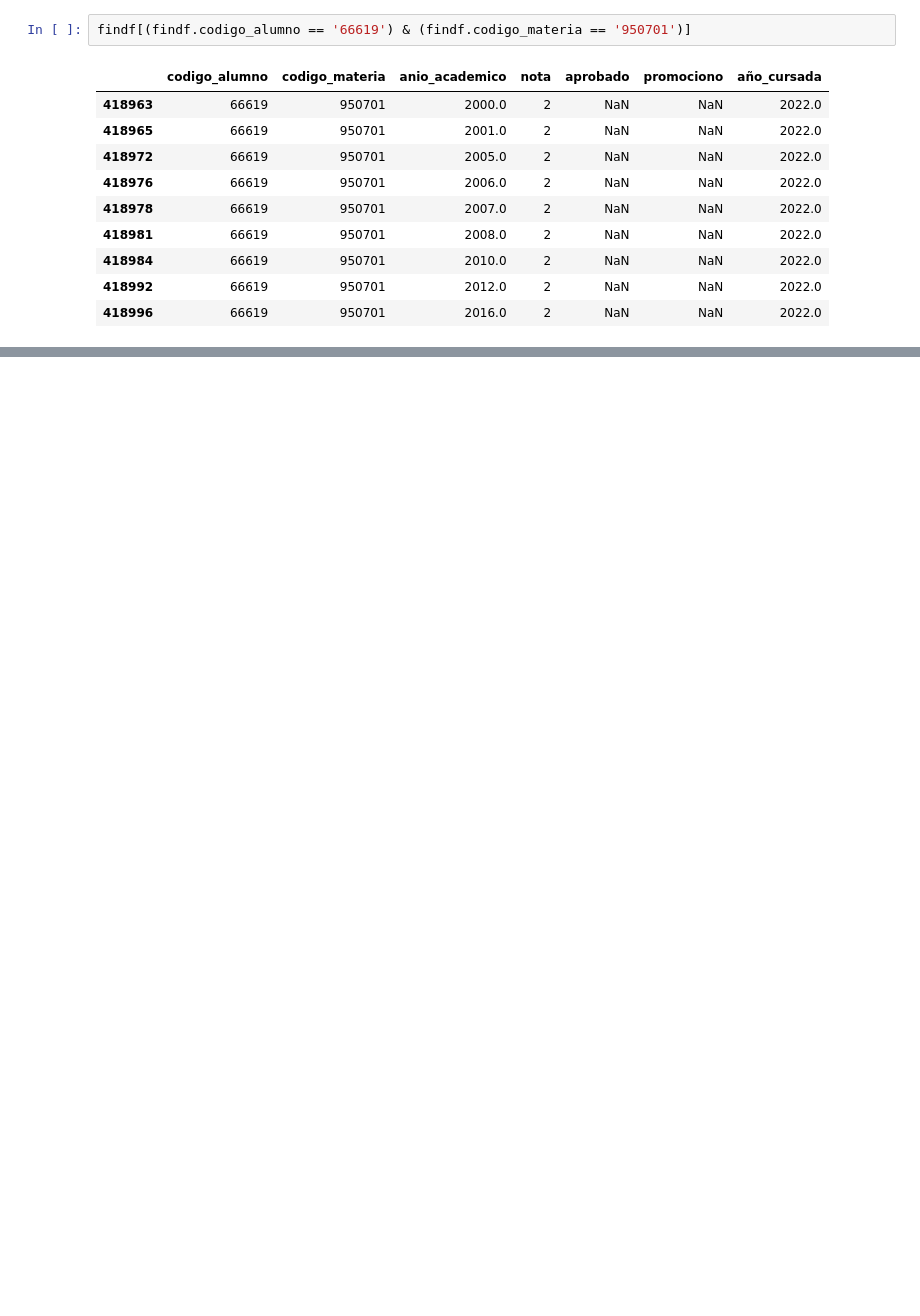
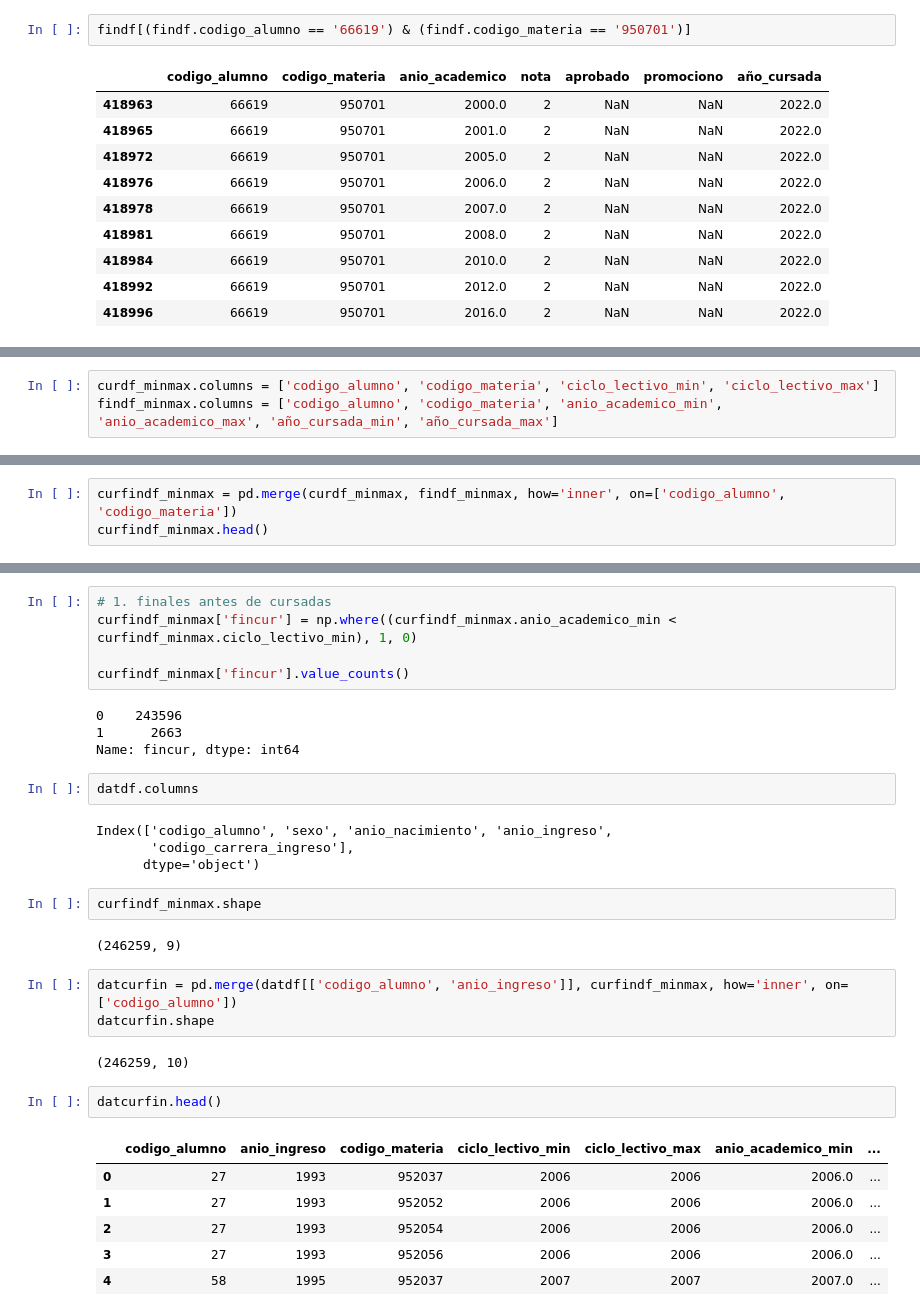
Before and after one commit to sebajarem/Desercion_en_Ingenieria, a Jupyter notebook: Notebooks/04_Limpieza_Datos_Cursadas.ipynb, the cells around one changed output, grey strips where cells are left out. Drawn from its saved outputs; the diff is of its cells as text; blank space fills up the shorter version.

```diff
--- a/Notebooks/04_Limpieza_Datos_Cursadas.ipynb
+++ b/Notebooks/04_Limpieza_Datos_Cursadas.ipynb
@@ -278,0 +287,3 @@ findf[(findf.codigo_alumno == '66619') & (findf.codigo_materia == '950701')]
+# %%
+curdf_minmax.columns = ['codigo_alumno', 'codigo_materia', 'ciclo_lectivo_min', 'ciclo_lectivo_max']
+findf_minmax.columns = ['codigo_alumno', 'codigo_materia', 'anio_academico_min', 'anio_academico_max', 'año_cursada_min', 'año_cursada_max']
@@ -278,0 +308,3 @@ findf[(findf.codigo_alumno == '66619') & (findf.codigo_materia == '950701')]
+# %%
+curfindf_minmax = pd.merge(curdf_minmax, findf_minmax, how='inner', on=['codigo_alumno', 'codigo_materia'])
+curfindf_minmax.head()
@@ -278,0 +318,33 @@ findf[(findf.codigo_alumno == '66619') & (findf.codigo_materia == '950701')]
+# %%
+# 1. finales antes de cursadas
+curfindf_minmax['fincur'] = np.where((curfindf_minmax.anio_academico_min < curfindf_minmax.ciclo_lectivo_min), 1, 0)
+
+curfindf_minmax['fincur'].value_counts()
+# %% [output]
+0    243596
+1      2663
+Name: fincur, dtype: int64
+# %%
+datdf.columns
+# %% [output]
+Index(['codigo_alumno', 'sexo', 'anio_nacimiento', 'anio_ingreso',
+       'codigo_carrera_ingreso'],
+      dtype='object')
+# %%
+curfindf_minmax.shape
+# %% [output]
+(246259, 9)
+# %%
+datcurfin = pd.merge(datdf[['codigo_alumno', 'anio_ingreso']], curfindf_minmax, how='inner', on=['codigo_alumno'])
+datcurfin.shape
+# %% [output]
+(246259, 10)
+# %%
+datcurfin.head()
+# %% [output]
+|  | codigo_alumno | anio_ingreso | codigo_materia | ciclo_lectivo_min | ciclo_lectivo_max | anio_academico_min | ... |
+| 0 | 27 | 1993 | 952037 | 2006 | 2006 | 2006.0 | ... |
+| 1 | 27 | 1993 | 952052 | 2006 | 2006 | 2006.0 | ... |
+| 2 | 27 | 1993 | 952054 | 2006 | 2006 | 2006.0 | ... |
+| 3 | 27 | 1993 | 952056 | 2006 | 2006 | 2006.0 | ... |
+| 4 | 58 | 1995 | 952037 | 2007 | 2007 | 2007.0 | ... |
```
Also changed, not shown: parts of 17 cells of this notebook, 1 other file.
